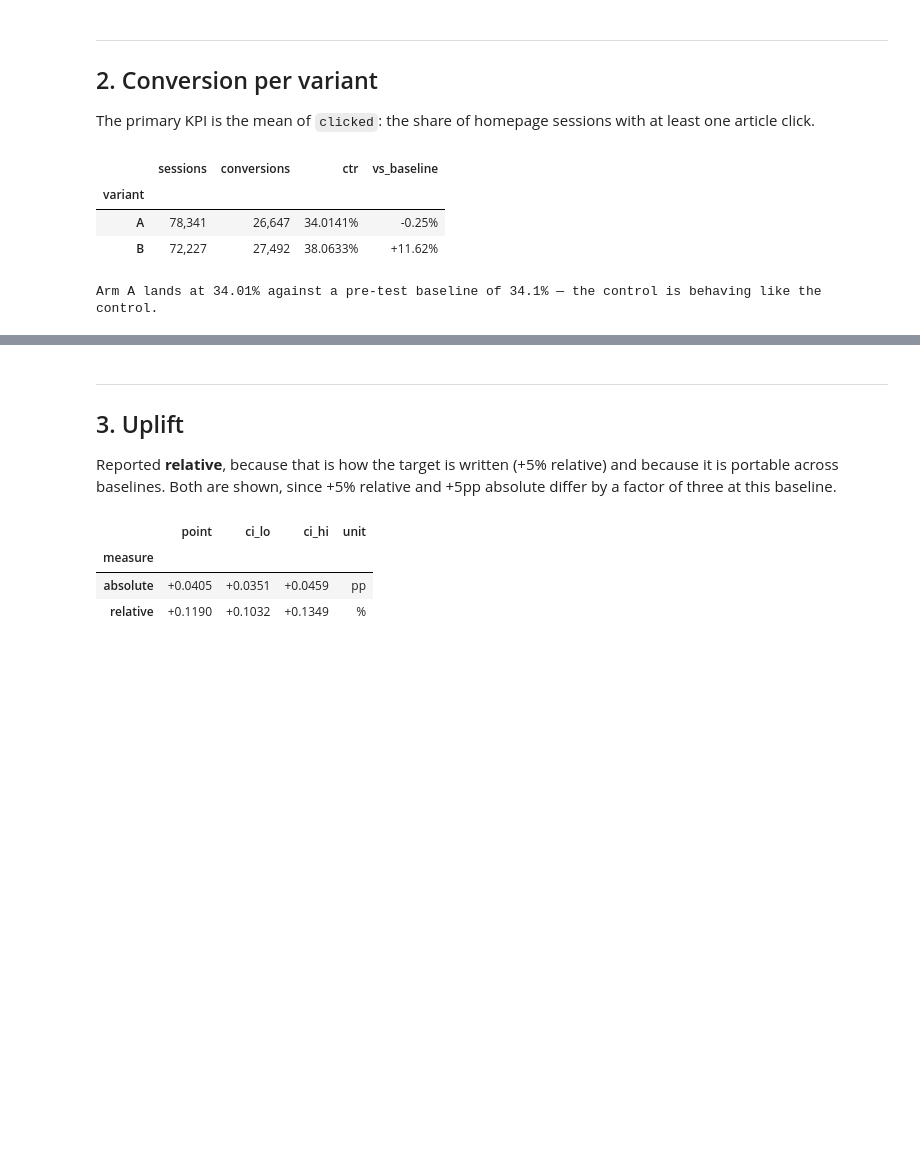
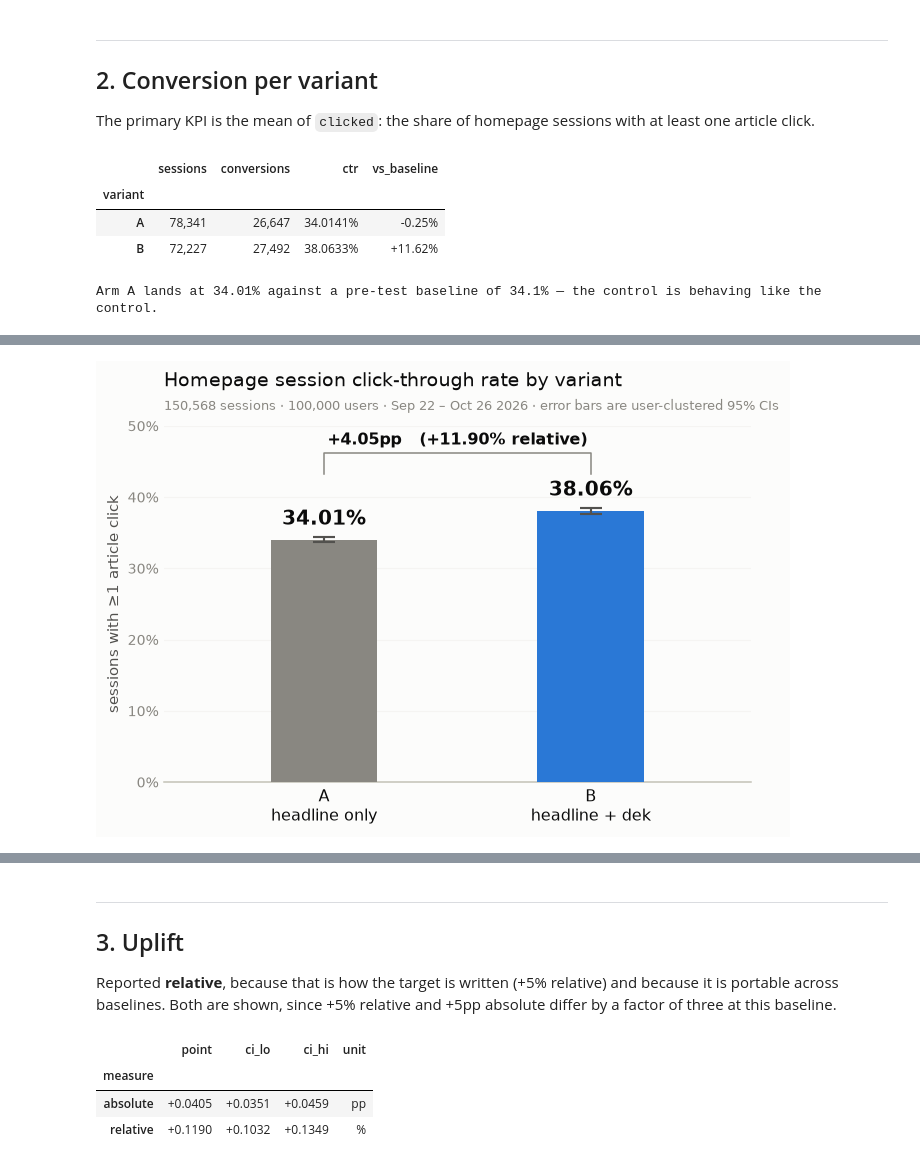
Before and after one commit to mattscherzer/aipm-ab-test-activity, a Jupyter notebook: 03-results.ipynb, the cells around one changed output, grey strips where cells are left out. Cells and saved outputs as stored; diff of their text form; code cells hidden in the pictures; blank space fills up the shorter version.

```diff
--- a/03-results.ipynb
+++ b/03-results.ipynb
@@ -169,0 +189,79 @@ Arm A lands at 34.01% against a pre-test baseline of 34.1% — the control is be
+# %%
+from matplotlib.ticker import FuncFormatter
+
+# --- tokens (validated palette) -------------------------------------------
+SURFACE, INK, INK2, MUTED = "#fcfcfb", "#0b0b0b", "#52514e", "#898781"
+GRID, AXIS, ACCENT, DEEMPH = "#e1e0d9", "#c3c2b7", "#2a78d6", "#898781"
+
+# --- numbers ---------------------------------------------------------------
+arms = {}
+for arm in ["A", "B"]:
+    s = df[df.variant == arm]
+    p_ = s.clicked.mean()
+    se_ = clustered_se(s)                       # user-clustered, per arm
+    arms[arm] = {"n": len(s), "k": int(s.clicked.sum()), "ctr": p_, "se": se_,
+                 "lo": p_ - Z * se_, "hi": p_ + Z * se_}
+
+r = compare(df)
+
+fig, ax = plt.subplots(figsize=(6.6, 4.4), facecolor=SURFACE)
+ax.set_facecolor(SURFACE)
+
+labels = ["A\nheadline only", "B\nheadline + dek"]
+vals   = [arms["A"]["ctr"], arms["B"]["ctr"]]
+errs   = [Z * arms["A"]["se"], Z * arms["B"]["se"]]
+colors = [DEEMPH, ACCENT]
+
+bars = ax.bar([0, 1], vals, width=0.40, color=colors, zorder=3)
+ax.errorbar([0, 1], vals, yerr=errs, fmt="none", ecolor=INK2,
+            elinewidth=1.4, capsize=7, capthick=1.4, zorder=4)
+
+# direct value labels — two marks, so labelling both is still selective
+for x, v, e in zip([0, 1], vals, errs):
+    ax.text(x, v + e + 0.011, f"{v:.2%}", ha="center", va="bottom",
+            fontsize=13, color=INK, fontweight="semibold")
+
+# delta bracket
+leg  = max(v + e for v, e in zip(vals, errs)) + 0.048   # above both value labels
+top  = leg + 0.030
+ax.plot([0, 0, 1, 1], [leg, top, top, leg], color=MUTED, lw=1, zorder=3)
+ax.text(0.5, top + 0.006,
+        f"{r['abs_diff']*100:+.2f}pp   ({r['rel_lift']:+.2%} relative)",
+        ha="center", va="bottom", fontsize=10.5, color=INK, fontweight="semibold")
+
+ax.set_xticks([0, 1]); ax.set_xticklabels(labels, fontsize=10.5, color=INK)
+ax.set_xlim(-0.60, 1.60)
+ax.set_ylim(0, 0.50)
+ax.yaxis.set_major_formatter(FuncFormatter(lambda v, _: f"{v:.0%}"))
+ax.tick_params(axis="y", labelsize=9, colors=MUTED, length=0)
+ax.tick_params(axis="x", length=0)
+ax.set_ylabel("sessions with ≥1 article click", fontsize=9.5, color=INK2)
+ax.set_title("Homepage session click-through rate by variant",
+             loc="left", fontsize=12.5, color=INK, pad=26)
+ax.text(0, 1.045, f"{len(df):,} sessions · {df.user_id.nunique():,} users · "
+                  f"Sep 22 – Oct 26 2026 · error bars are user-clustered 95% CIs",
+        transform=ax.transAxes, fontsize=8.5, color=MUTED)
+
+ax.grid(axis="y", color=GRID, lw=0.8, zorder=0)
+ax.grid(axis="x", visible=False)
+for side in ("top", "right"):
+    ax.spines[side].set_visible(False)
+ax.spines["left"].set_visible(False)
+ax.spines["bottom"].set_color(AXIS); ax.spines["bottom"].set_linewidth(1)
+
+plt.tight_layout()
+plt.savefig("ctr_by_variant.png", dpi=220, facecolor=SURFACE, bbox_inches="tight")
+plt.show()
+
+# table view — identity and values never depend on colour alone
+tbl = pd.DataFrame({
+    "sessions":    [arms["A"]["n"], arms["B"]["n"]],
+    "conversions": [arms["A"]["k"], arms["B"]["k"]],
+    "CTR":         [arms["A"]["ctr"], arms["B"]["ctr"]],
+    "95% CI low":  [arms["A"]["lo"], arms["B"]["lo"]],
+    "95% CI high": [arms["A"]["hi"], arms["B"]["hi"]],
+}, index=["A — headline only", "B — headline + dek"])
+display(tbl.style.format({"sessions":"{:,}", "conversions":"{:,}",
+                          "CTR":"{:.2%}", "95% CI low":"{:.2%}", "95% CI high":"{:.2%}"}))
+print(f"saved ctr_by_variant.png")
+# %% [output]
@@ -169,0 +270 @@ Arm A lands at 34.01% against a pre-test baseline of 34.1% — the control is be
+[figure, added]
```
Also changed, not shown: parts of 2 cells of this notebook, 3 other files.
